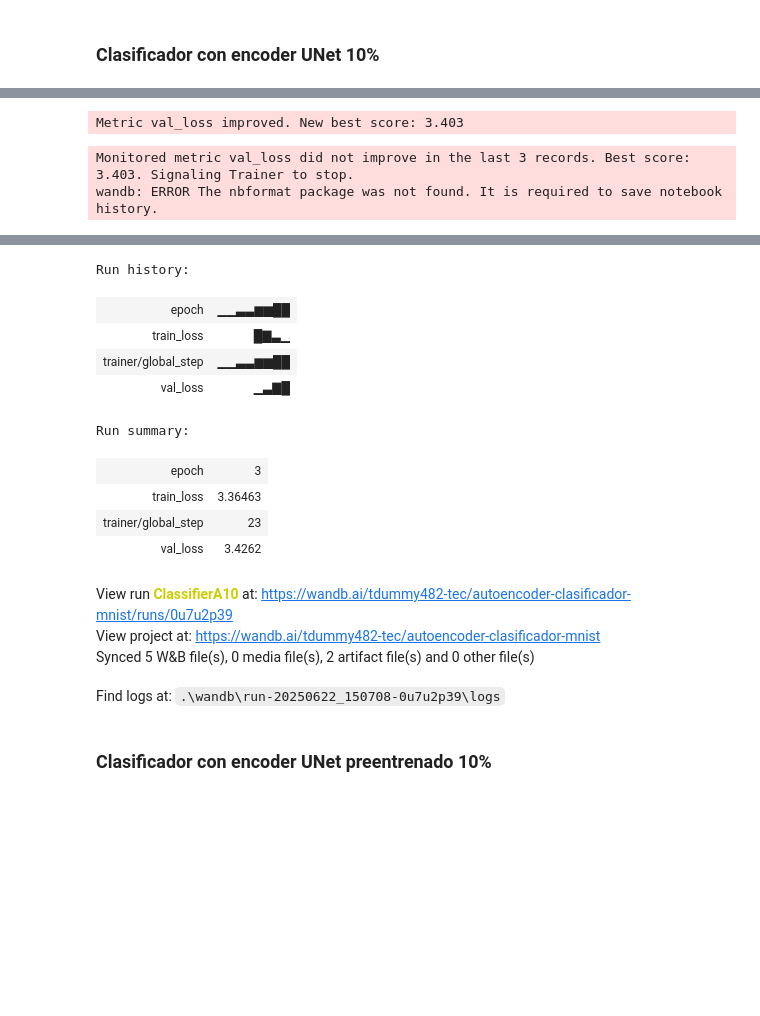
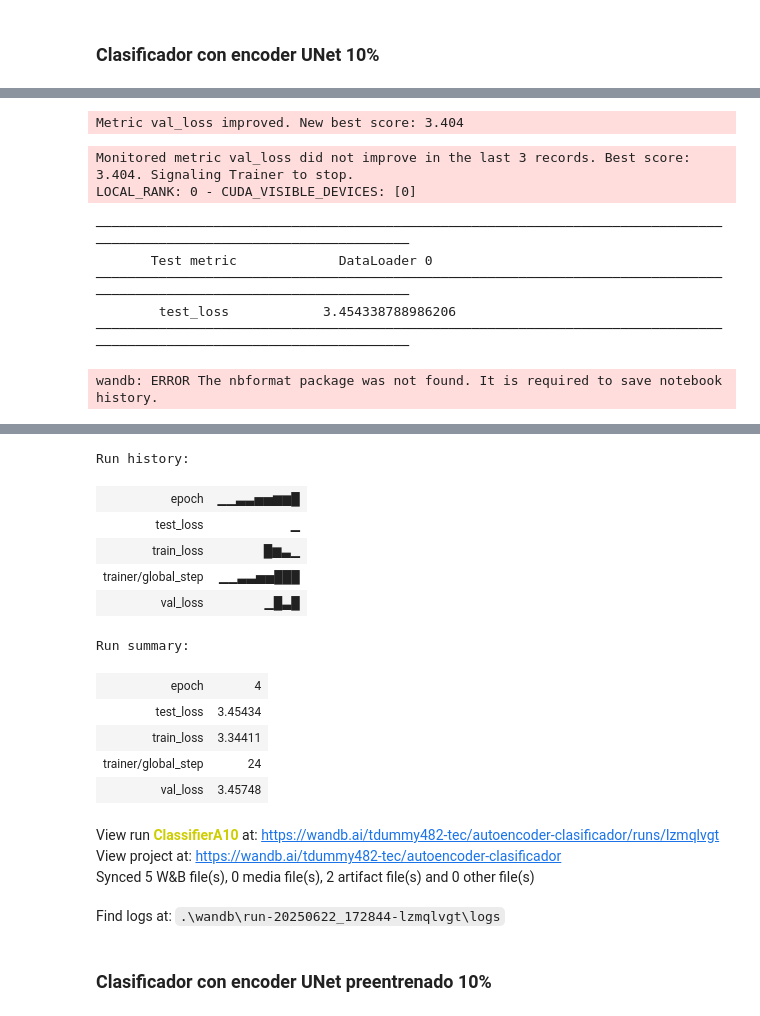
Before and after one commit to XoulEater/Proyecto_3_IA, a Jupyter notebook: notebooks/train_experiment1.ipynb, the cells around one changed output, grey strips where cells are left out. Cells and saved outputs as stored; diff of their text form; code cells hidden in the pictures; blank space fills up the shorter version.

```diff
--- a/notebooks/train_experiment1.ipynb
+++ b/notebooks/train_experiment1.ipynb
@@ -142,5 +146,5 @@ Metric val_loss improved by 0.000 >= min_delta = 0.0. New best score: 0.000
 # %% [markdown]
 ### Cargar Checkpoint (opcional)
 # %%
-pretrained_autoencoder = UNetAutoencoder.load_from_checkpoint("../output/checkpoints/unet/70/epoch=15-val_loss=0.00025933.ckpt")
+# pretrained_autoencoder = UNetAutoencoder.load_from_checkpoint("../output/checkpoints/unet/70/epoch=15-val_loss=0.00025933.ckpt")
 # %%
@@ -365,13 +385,13 @@ Metric val_loss improved by 0.050 >= min_delta = 0.0. New best score: 2.848
 # %% [markdown]
 ## Experimento 90% sin labels y 10% con labels
 # %%
-dm = SemiSupervisedMnistDataModule(
+dm90 = SemiSupervisedMnistDataModule(
     data_dir="../data/",
     batch_size=64,
     num_workers=4,
     label_pct=0.1
 )
-dm.setup()
+dm90.setup()
 # %% [markdown]
 ### UNetAutoencoder 90%
 # %%
@@ -452,5 +473,5 @@ Metric val_loss improved by 0.000 >= min_delta = 0.0. New best score: 0.000
 # %% [markdown]
 ### Cargar Checkpoint (opcional)
 # %%
-pretrained_autoencoder = UNetAutoencoder.load_from_checkpoint("../output/checkpoints/unet/90/epoch=18-val_loss=0.00021852.ckpt")
+# pretrained_autoencoder = UNetAutoencoder.load_from_checkpoint("../output/checkpoints/unet/90/epoch=18-val_loss=0.00021852.ckpt")
 # %%
@@ -500,6 +525,7 @@ GPU available: True (cuda), used: True
 TPU available: False, using: 0 TPU cores
 HPU available: False, using: 0 HPUs
 # %%
-trainer.fit(classifier_a, train_dataloaders=dm.labeled_dataloader(), val_dataloaders=dm.val_dataloader())
+trainer.fit(classifier_a, train_dataloaders=dm90.labeled_dataloader(), val_dataloaders=dm90.val_dataloader())
+trainer.test(classifier_a, dataloaders=dm90.test_dataloader())
 wandb_logger.experiment.finish()
 # %% [output]
@@ -524,22 +546,30 @@ c:\Users\ncque\AppData\Local\Programs\Python\Python312\Lib\site-packages\pytorch
 c:\Users\ncque\AppData\Local\Programs\Python\Python312\Lib\site-packages\pytorch_lightning\loops\fit_loop.py:310: The number of training batches (6) is smaller than the logging interval Trainer(log_ev ...
-Metric val_loss improved. New best score: 3.403
+Metric val_loss improved. New best score: 3.404
-Monitored metric val_loss did not improve in the last 3 records. Best score: 3.403. Signaling Trainer to stop.
-wandb: ERROR The nbformat package was not found. It is required to save notebook history.
+Monitored metric val_loss did not improve in the last 3 records. Best score: 3.404. Signaling Trainer to stop.
+LOCAL_RANK: 0 - CUDA_VISIBLE_DEVICES: [0]
+────────────────────────────────────────────────────────────────────────────────────────────────────────────────────────
+       Test metric             DataLoader 0
+────────────────────────────────────────────────────────────────────────────────────────────────────────────────────────
+        test_loss            3.454338788986206
+────────────────────────────────────────────────────────────────────────────────────────────────────────────────────────
+wandb: ERROR The nbformat package was not found. It is required to save notebook history.
 [interactive output not drawn]
-Run history:
+Run history:
-| epoch | ▁▁▃▃▆▆██ |
-| train_loss | █▇▃▁ |
-| trainer/global_step | ▁▁▃▃▆▆██ |
-| val_loss | ▁▃▇█ |
+| epoch | ▁▁▃▃▅▅▆▆█ |
+| test_loss | ▁ |
+| train_loss | █▆▃▁ |
+| trainer/global_step | ▁▁▃▃▅▅███ |
+| val_loss | ▁█▃█ |
-Run summary:
+Run summary:
-| epoch | 3 |
-| train_loss | 3.36463 |
-| trainer/global_step | 23 |
-| val_loss | 3.4262 |
+| epoch | 4 |
+| test_loss | 3.45434 |
+| train_loss | 3.34411 |
+| trainer/global_step | 24 |
+| val_loss | 3.45748 |
-View run ClassifierA10 at: https://wandb.ai/tdummy482-tec/autoencoder-clasificador-mnist/runs/0u7u2p39
-View project at: https://wandb.ai/tdummy482-tec/autoencoder-clasificador-mnist
+View run ClassifierA10 at: https://wandb.ai/tdummy482-tec/autoencoder-clasificador/runs/lzmqlvgt
+View project at: https://wandb.ai/tdummy482-tec/autoencoder-clasificador
 Synced 5 W&B file(s), 0 media file(s), 2 artifact file(s) and 0 other file(s)
-Find logs at: .\wandb\run-20250622_150708-0u7u2p39\logs
+Find logs at: .\wandb\run-20250622_172844-lzmqlvgt\logs
 # %% [markdown]
 ### Clasificador con encoder UNet preentrenado 10%
 # %%
```
Also changed, not shown: parts of 33 cells of this notebook, 2 other files.
